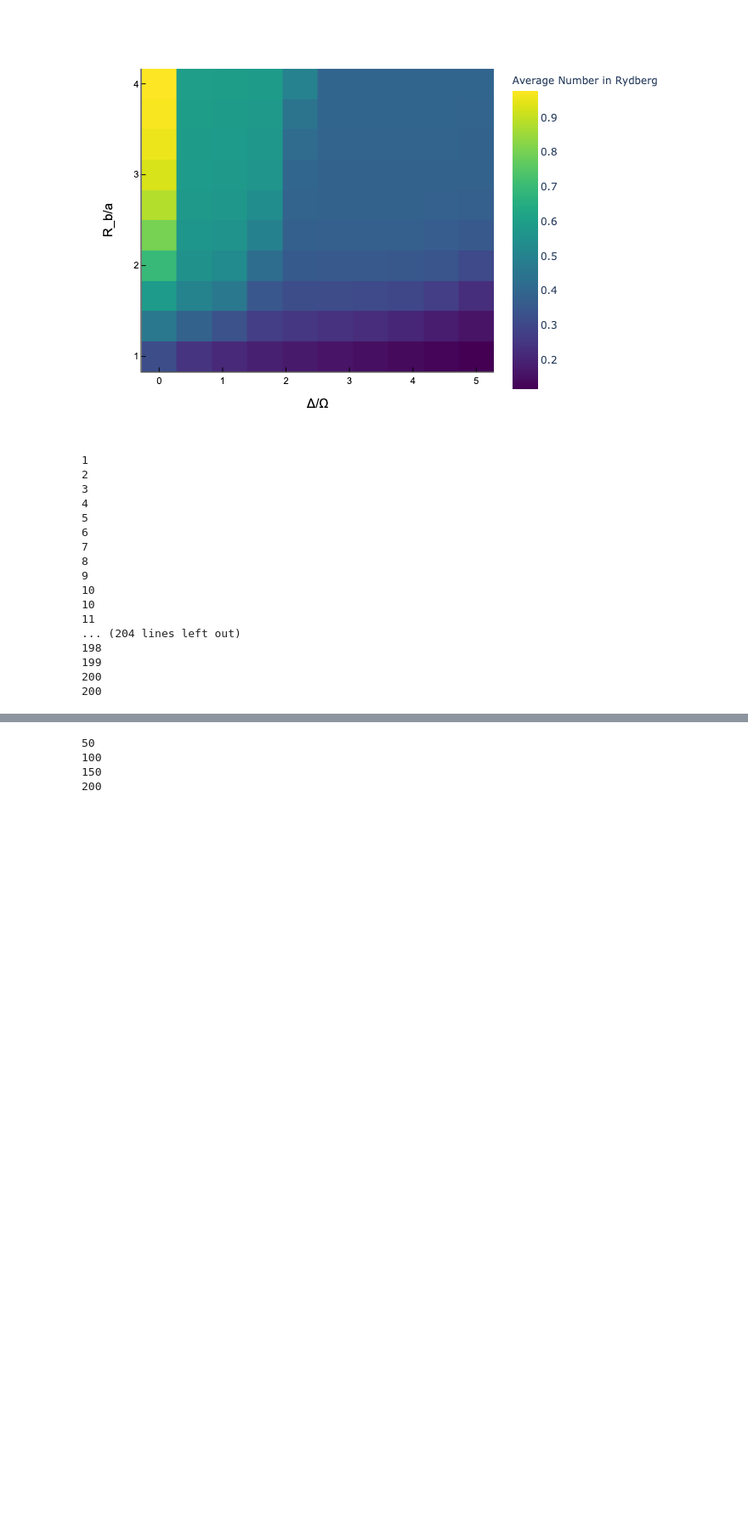
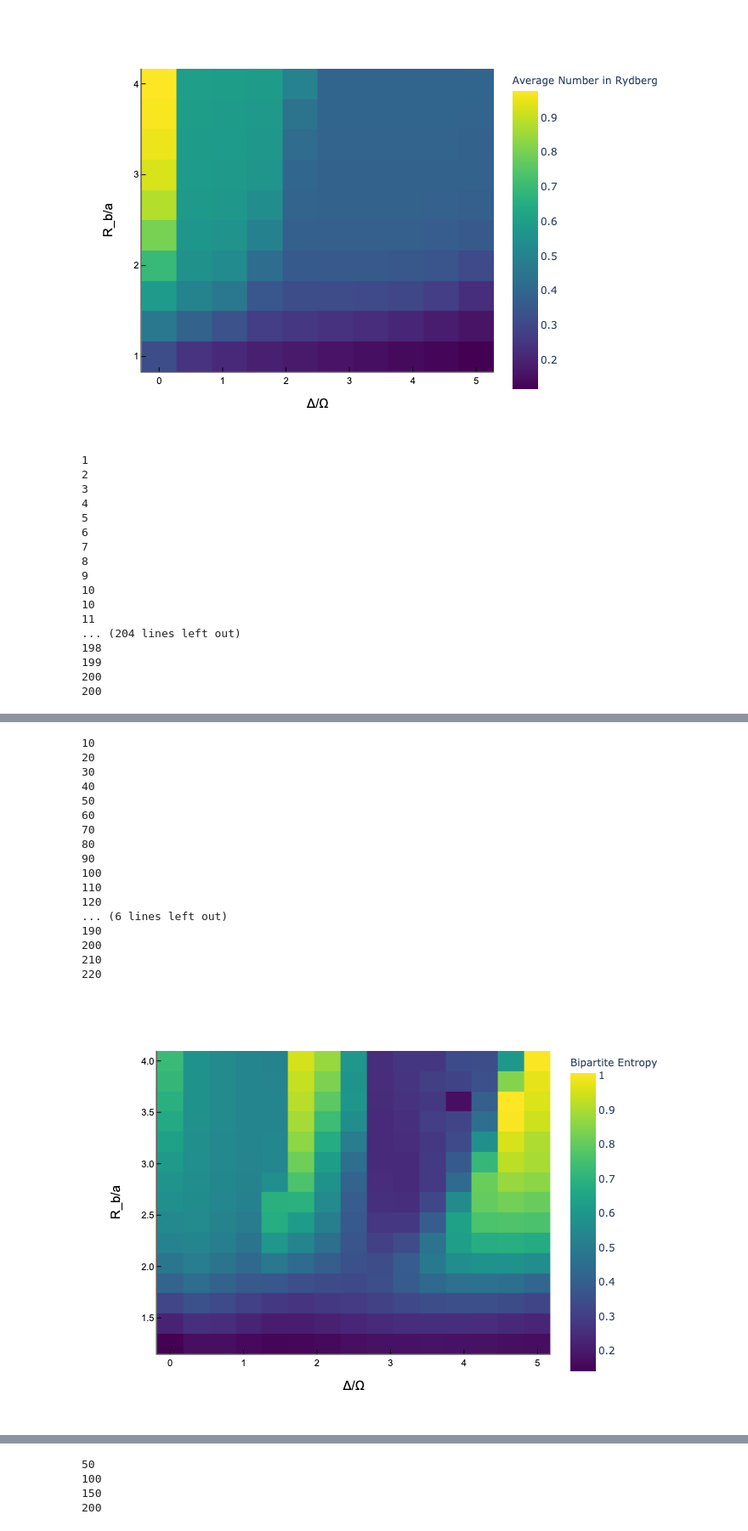
Before and after one commit to 1dividedby0/rabbit, a Jupyter notebook: julia_experiments/number_op.ipynb, the cells around one changed output, grey strips where cells are left out. Shown at 85% size. Cells and saved outputs as stored; diff of their text form; code cells hidden in the pictures; blank space fills up the shorter version.

```diff
--- a/number_op.ipynb
+++ b/julia_experiments/number_op.ipynb
@@ -482,0 +510,31 @@ plot(stand(N, resolution, separation_assumption, 1, 3, 5, psi0, sites, true))
+# %%
+plotlyjs()
+ITensors.disable_warn_order()
+N=12
+resolution=15
+coarse_resolution=4
+separation_assumption=2
+sites = siteinds("S=1/2", N)
+psi0 = MPS(sites, ["Dn" for i = 1:N])
+krylov_dim = 20
+simulation_data1, plot1, plot2 = stand(N, resolution, coarse_resolution, separation_assumption, 1.25, 4, 5, psi0, sites, false, krylov_dim)
+plot(plot1)
+# %% [output]
+10
+20
+30
+40
+50
+60
+70
+80
+90
+100
+110
+120
+... (6 lines left out)
+190
+200
+210
+220
+[figure, added]
```
Also changed, not shown: parts of 5 cells of this notebook, 43 other files.
